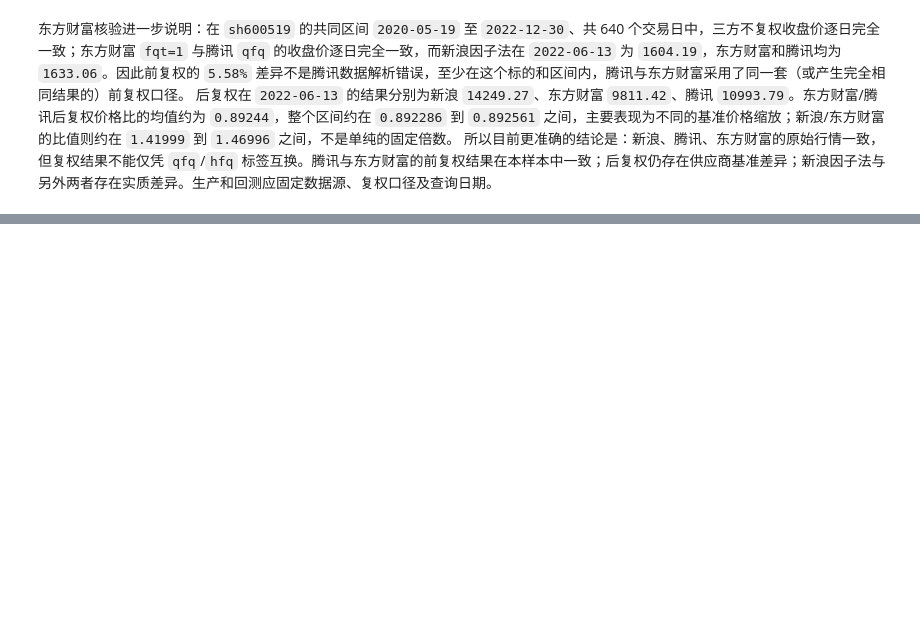
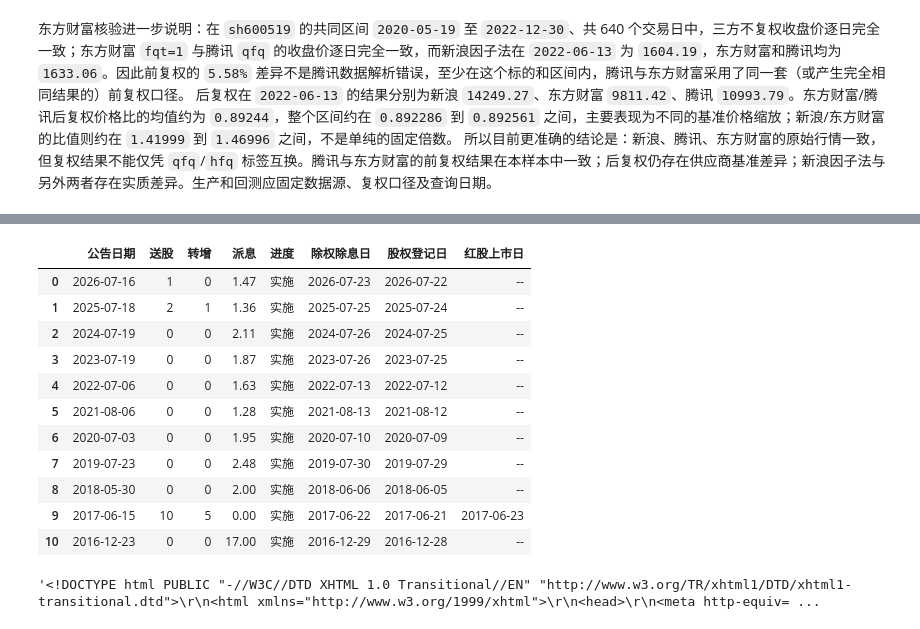
Before and after one commit to lixinqiany/mivy-trading, a Jupyter notebook: notebooks/sina-public-api-test.ipynb, the cells around one changed output, grey strips where cells are left out. Drawn from its saved outputs; the diff is of its cells as text; code cells hidden in the pictures; blank space fills up the shorter version.

```diff
--- a/notebooks/sina-public-api-test.ipynb
+++ b/notebooks/sina-public-api-test.ipynb
@@ -594,0 +621,55 @@ eastmoney_adjustment_samples
+# %%
+from io import StringIO
+
+SINA_SHARE_BONUS_ENDPOINT = (
+    "https://vip.stock.finance.sina.com.cn/corp/go.php/"
+    "vISSUE_ShareBonus/stockid/{code}.phtml"
+)
+SINA_SHARE_BONUS_DETAIL_ENDPOINT = (
+    "https://vip.stock.finance.sina.com.cn/corp/view/"
+    "vISSUE_ShareBonusDetail.php"
+)
+SINA_CORPORATE_ACTION_HEADERS = {
+    "Accept": "text/html,application/xhtml+xml,application/xml;q=0.9,*/*;q=0.8",
+    "Referer": "https://vip.stock.finance.sina.com.cn/mkt/",
+    "User-Agent": client.headers.get("User-Agent", "Mozilla/5.0"),
+}
+# %%
+sina_603888_resp = client.get(
+    SINA_SHARE_BONUS_ENDPOINT.format(code="603888"),
+    headers=SINA_CORPORATE_ACTION_HEADERS,
+)
+sina_603888_resp.raise_for_status()
+sina_603888_html = sina_603888_resp.content.decode("gb18030", errors="replace")
+sina_603888_tables = pd.read_html(StringIO(sina_603888_html))
+sina_603888_dividend = sina_603888_tables[12]
+sina_603888_dividend.columns = [
+    "公告日期",
+    "送股",
+    "转增",
+    "派息",
+    "进度",
+    "除权除息日",
+    "股权登记日",
+    "红股上市日",
+    "查看详细",
+]
+sina_603888_dividend = sina_603888_dividend.drop(columns="查看详细")
+sina_603888_dividend
+# %% [output]
+|  | 公告日期 | 送股 | 转增 | 派息 | 进度 | 除权除息日 | 股权登记日 | 红股上市日 |
+| 0 | 2026-07-16 | 1 | 0 | 1.47 | 实施 | 2026-07-23 | 2026-07-22 | -- |
+| 1 | 2025-07-18 | 2 | 1 | 1.36 | 实施 | 2025-07-25 | 2025-07-24 | -- |
+| 2 | 2024-07-19 | 0 | 0 | 2.11 | 实施 | 2024-07-26 | 2024-07-25 | -- |
+| 3 | 2023-07-19 | 0 | 0 | 1.87 | 实施 | 2023-07-26 | 2023-07-25 | -- |
+| 4 | 2022-07-06 | 0 | 0 | 1.63 | 实施 | 2022-07-13 | 2022-07-12 | -- |
+| 5 | 2021-08-06 | 0 | 0 | 1.28 | 实施 | 2021-08-13 | 2021-08-12 | -- |
+| 6 | 2020-07-03 | 0 | 0 | 1.95 | 实施 | 2020-07-10 | 2020-07-09 | -- |
+| 7 | 2019-07-23 | 0 | 0 | 2.48 | 实施 | 2019-07-30 | 2019-07-29 | -- |
+| 8 | 2018-05-30 | 0 | 0 | 2.00 | 实施 | 2018-06-06 | 2018-06-05 | -- |
+| 9 | 2017-06-15 | 10 | 5 | 0.00 | 实施 | 2017-06-22 | 2017-06-21 | 2017-06-23 |
+| 10 | 2016-12-23 | 0 | 0 | 17.00 | 实施 | 2016-12-29 | 2016-12-28 | -- |
+# %%
+sina_603888_html
+# %% [output]
+'<!DOCTYPE html PUBLIC "-//W3C//DTD XHTML 1.0 Transitional//EN" "http://www.w3.org/TR/xhtml1/DTD/xhtml1-transitional.dtd">\r\n<html xmlns="http://www.w3.org/1999/xhtml">\r\n<head>\r\n<meta http-equiv= ...
```
Also changed, not shown: parts of 34 cells of this notebook, 2 other files.
